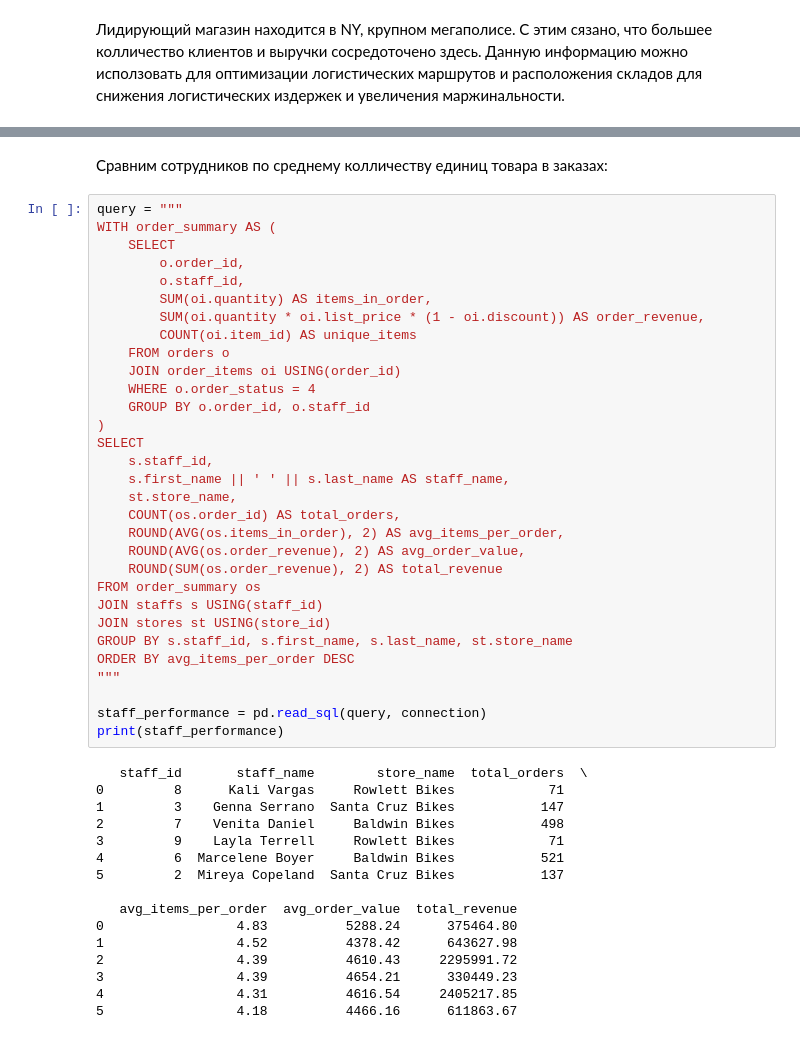
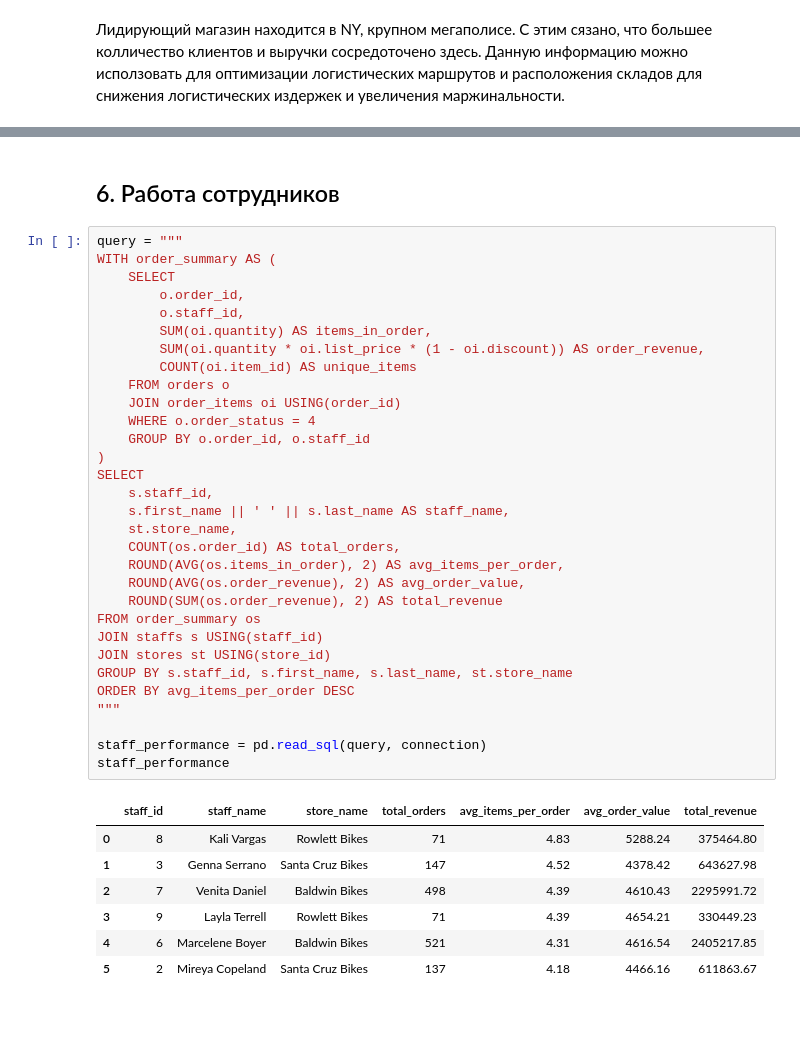
Before and after one commit to AslanZeinalov/retail_store_analysis, a Jupyter notebook: bike_store_analysis.ipynb, the cells around one changed output, grey strips where cells are left out. Saved outputs shown, nothing was run; the diff lists cells and outputs as text.

```diff
--- a/bike_store_analysis.ipynb
+++ b/bike_store_analysis.ipynb
@@ -658,49 +640,41 @@ plt.tight_layout()
-# %% [markdown]
-Сравним сотрудников по среднему колличеству единиц товара в заказах:
+# %% [markdown]
+## 6. Работа сотрудников
 # %%
 query = """
 WITH order_summary AS (
     SELECT
         o.order_id,
         o.staff_id,
         SUM(oi.quantity) AS items_in_order,
         SUM(oi.quantity * oi.list_price * (1 - oi.discount)) AS order_revenue,
         COUNT(oi.item_id) AS unique_items
     FROM orders o
     JOIN order_items oi USING(order_id)
     WHERE o.order_status = 4
     GROUP BY o.order_id, o.staff_id
 )
 SELECT
     s.staff_id,
     s.first_name || ' ' || s.last_name AS staff_name,
     st.store_name,
     COUNT(os.order_id) AS total_orders,
     ROUND(AVG(os.items_in_order), 2) AS avg_items_per_order,
     ROUND(AVG(os.order_revenue), 2) AS avg_order_value,
     ROUND(SUM(os.order_revenue), 2) AS total_revenue
 FROM order_summary os
 JOIN staffs s USING(staff_id)
 JOIN stores st USING(store_id)
 GROUP BY s.staff_id, s.first_name, s.last_name, st.store_name
 ORDER BY avg_items_per_order DESC
 """
 
 staff_performance = pd.read_sql(query, connection)
-print(staff_performance)
+staff_performance
 # %% [output]
-   staff_id       staff_name        store_name  total_orders  \
-0         8      Kali Vargas     Rowlett Bikes            71
-1         3    Genna Serrano  Santa Cruz Bikes           147
-2         7    Venita Daniel     Baldwin Bikes           498
-3         9    Layla Terrell     Rowlett Bikes            71
-4         6  Marcelene Boyer     Baldwin Bikes           521
-5         2  Mireya Copeland  Santa Cruz Bikes           137
-
-   avg_items_per_order  avg_order_value  total_revenue
-0                 4.83          5288.24      375464.80
-1                 4.52          4378.42      643627.98
-2                 4.39          4610.43     2295991.72
-3                 4.39          4654.21      330449.23
-4                 4.31          4616.54     2405217.85
-5                 4.18          4466.16      611863.67
+|  | staff_id | staff_name | store_name | total_orders | avg_items_per_order | avg_order_value | total_revenue |
+| 0 | 8 | Kali Vargas | Rowlett Bikes | 71 | 4.83 | 5288.24 | 375464.80 |
+| 1 | 3 | Genna Serrano | Santa Cruz Bikes | 147 | 4.52 | 4378.42 | 643627.98 |
+| 2 | 7 | Venita Daniel | Baldwin Bikes | 498 | 4.39 | 4610.43 | 2295991.72 |
+| 3 | 9 | Layla Terrell | Rowlett Bikes | 71 | 4.39 | 4654.21 | 330449.23 |
+| 4 | 6 | Marcelene Boyer | Baldwin Bikes | 521 | 4.31 | 4616.54 | 2405217.85 |
+| 5 | 2 | Mireya Copeland | Santa Cruz Bikes | 137 | 4.18 | 4466.16 | 611863.67 |
```
Also changed, not shown: parts of 26 cells of this notebook.
